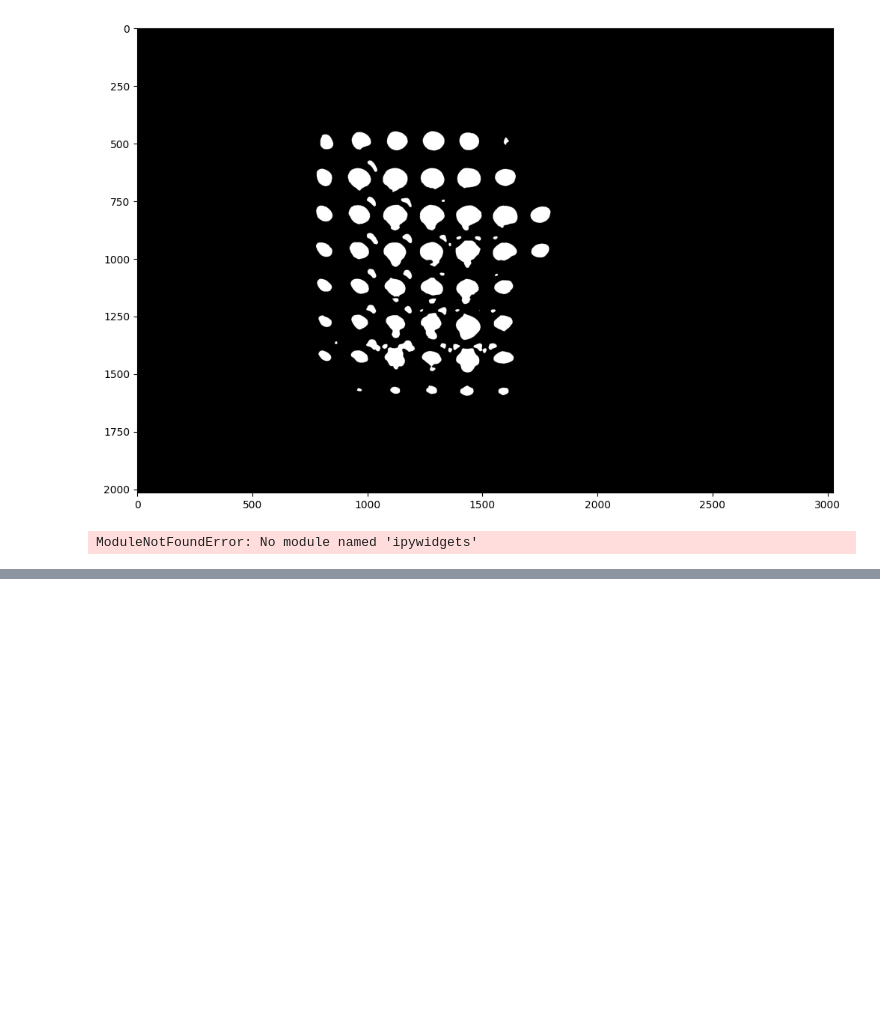
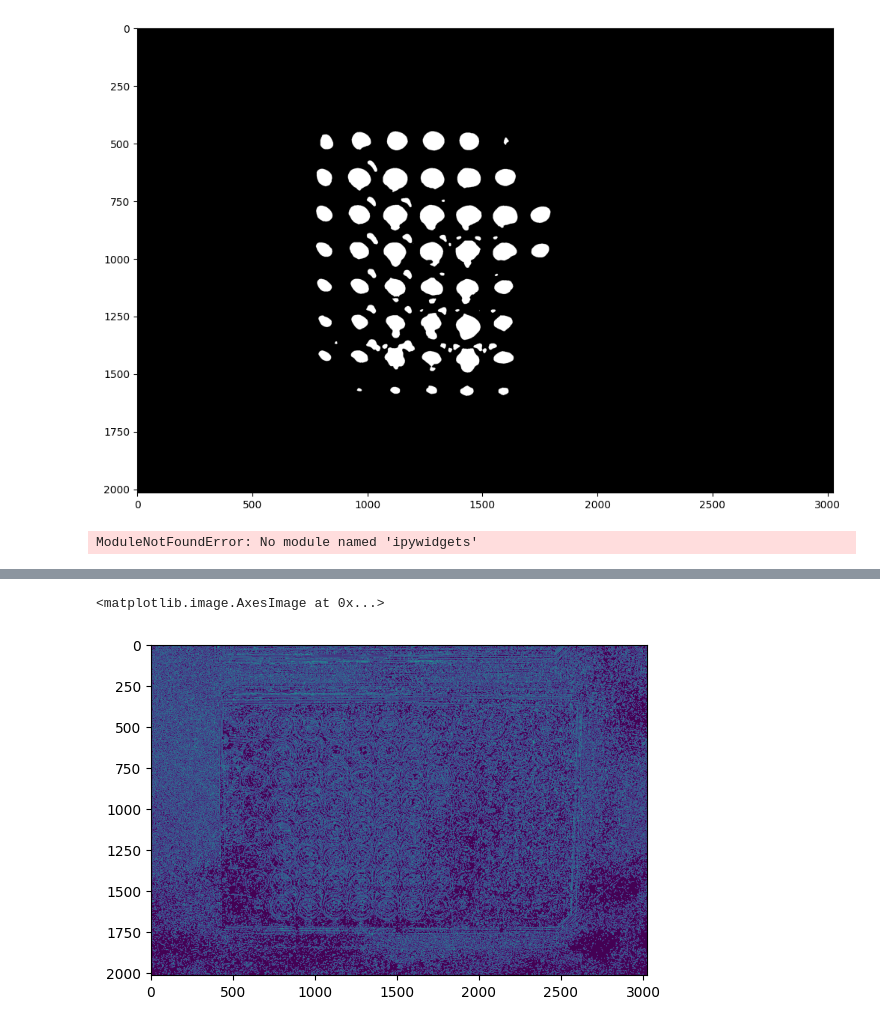
Before and after one commit to ericjeab/Data-Science-Fundamentals, a Jupyter notebook: CodingTask2/Img_processing1.ipynb, the cells around one changed output, grey strips where cells are left out. Drawn from its saved outputs; the diff is of its cells as text; code cells hidden in the pictures; blank space fills up the shorter version.

```diff
--- a/CodingTask2/Img_processing1.ipynb
+++ b/CodingTask2/Img_processing1.ipynb
@@ -106,0 +315,16 @@ ModuleNotFoundError: No module named 'ipywidgets'
+# %%
+a = 5
+wellplate_b = cv2.GaussianBlur(wellplate,(a,a),10)
+edges = cv2.Canny(wellplate_b,20,60)
+laplacian = cv2.Laplacian(wellplate_b,cv2.CV_64F)
+l_t = cv2.threshold(laplacian,2, 255, cv2.THRESH_BINARY_INV)[1]
+l_t = l_t[:,:,1].astype(np.uint8)
+edges = cv2.Canny(l_t,100,200)
+
+
+
+
+plt.imshow(edges)
+# %% [output]
+<matplotlib.image.AxesImage at 0x...>
+[figure, added]
```
Also changed, not shown: parts of 19 cells of this notebook, 1 other file.
